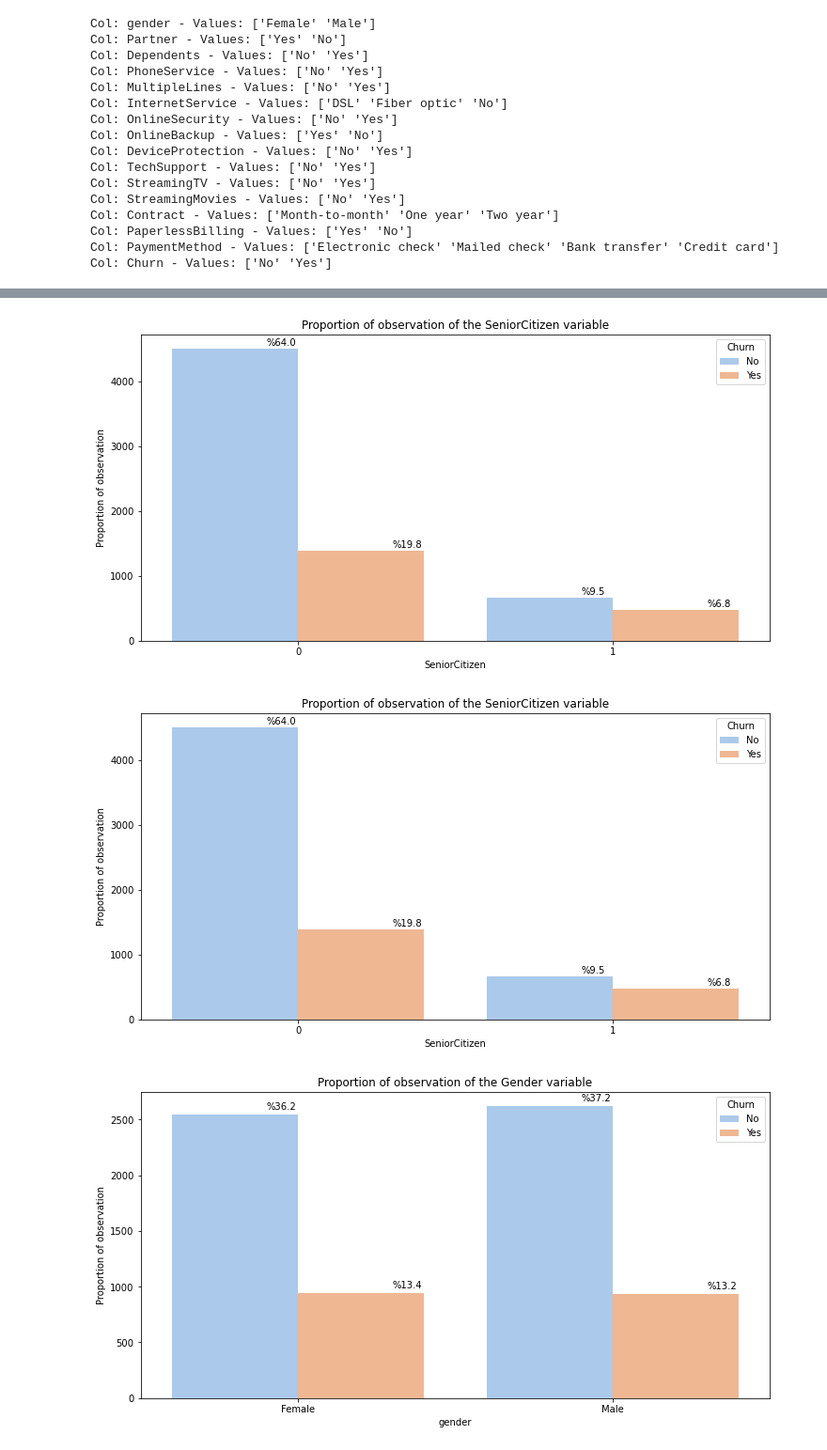
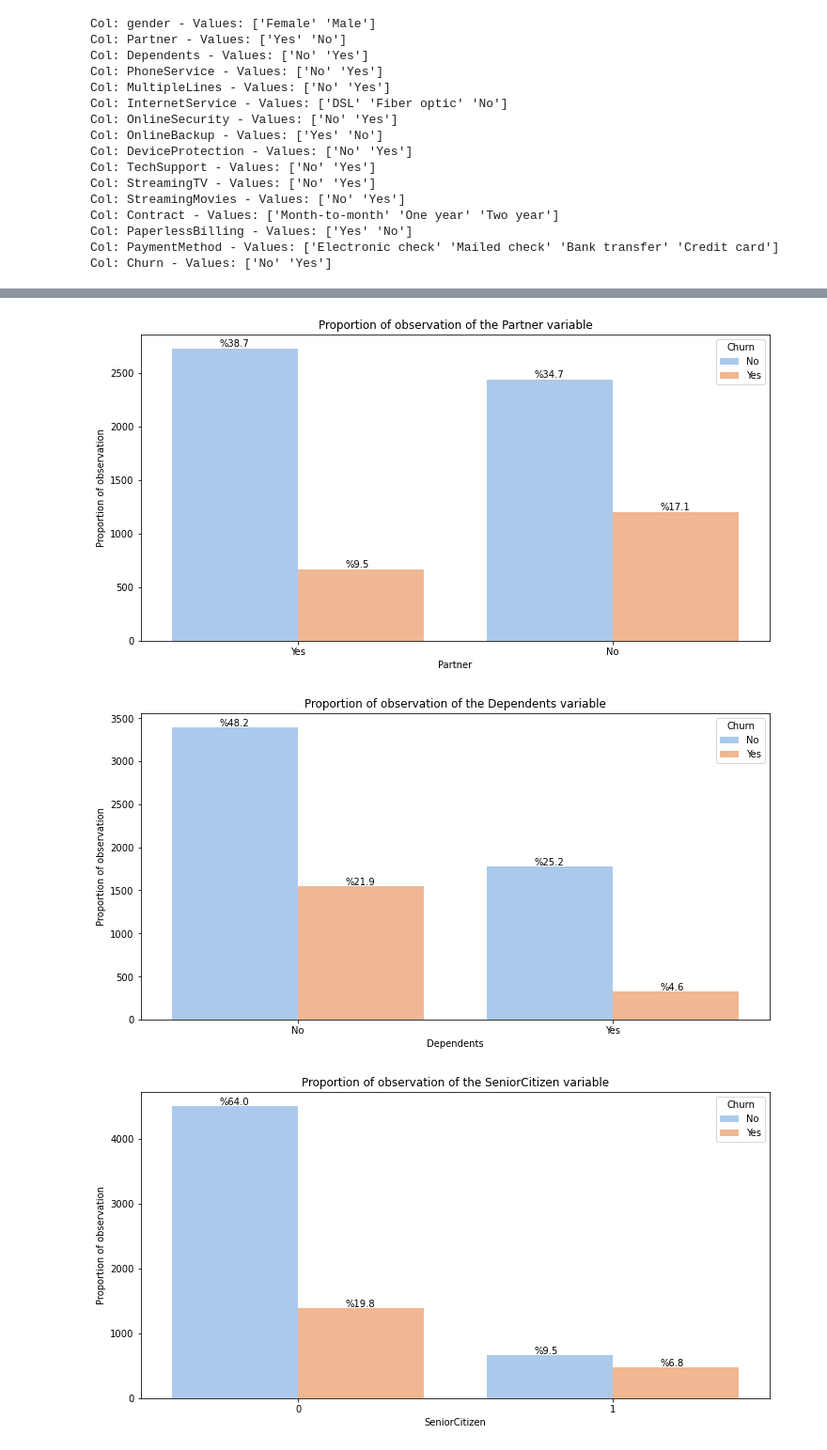
Before and after one commit to Bouaskaoun/customer-churn, a Jupyter notebook: customer-churn-prediction.ipynb, the cells around one changed output, grey strips where cells are left out. Shown at 94% size. Cells and saved outputs as stored; diff of their text form; code cells hidden in the pictures.

```diff
--- a/customer-churn-prediction.ipynb
+++ b/customer-churn-prediction.ipynb
@@ -204,12 +217,13 @@ countplot_of_a_feature('Dependents','Proportion of observation of the Dependents
-# %%
-countplot_of_a_feature('SeniorCitizen','Proportion of observation of the SeniorCitizen variable')
-# %% [output]
-[figure, removed]
-# %%
-countplot_of_a_feature('SeniorCitizen','Proportion of observation of the SeniorCitizen variable')
-# %% [output]
-[figure, removed]
-# %%
-countplot_of_a_feature('gender','Proportion of observation of the Gender variable')
-# %% [output]
-[figure, removed]
+# %%
+demographic_attributes = ['Partner',
+            'Dependents',
+            'SeniorCitizen',
+            'gender'
+           ]
+# %%
+for col in demographic_attributes:
+    countplot_of_a_feature(col)
+# %% [output]
+[figure, added]
+[figure, added]
+[figure, added]
```
Also changed, not shown: parts of 31 cells of this notebook.
